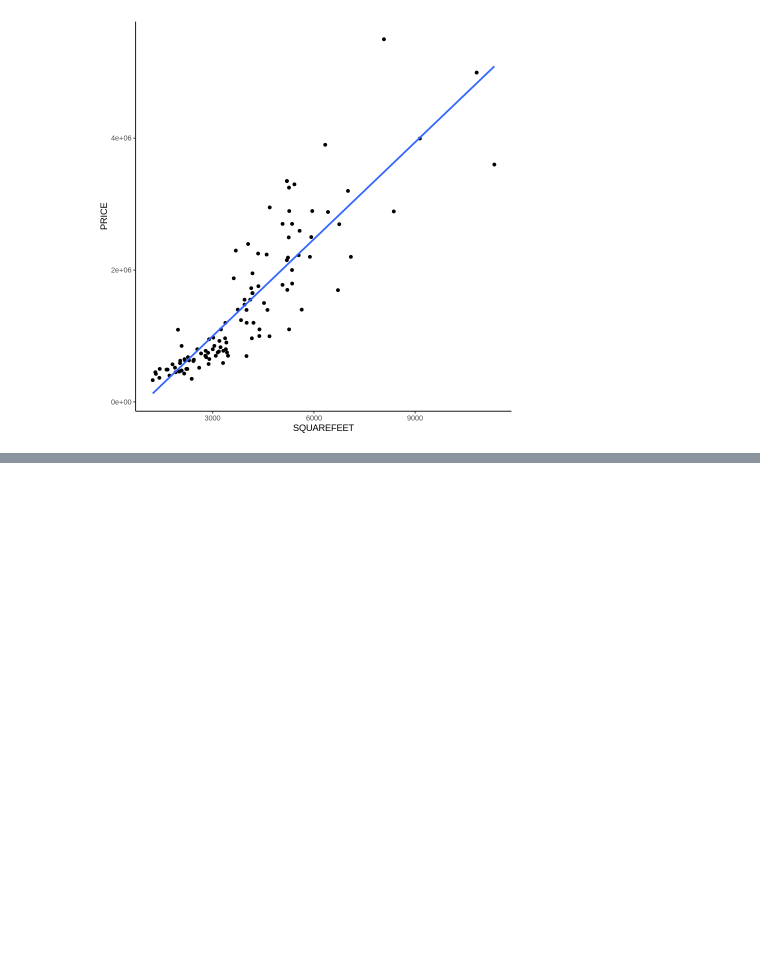
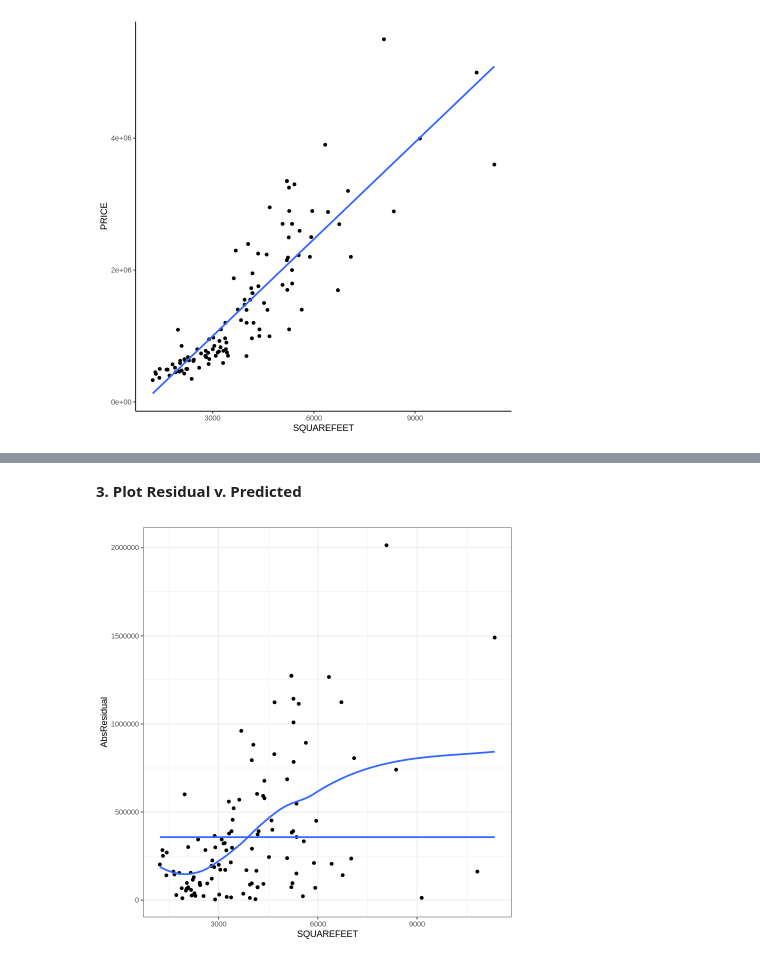
Before and after one commit to celacarney/Linear-Algebra-Projects, a Jupyter notebook: EdinaHomePrices.ipynb, the cells around one changed output, grey strips where cells are left out. Saved outputs shown, nothing was run; the diff lists cells and outputs as text; code cells hidden in the pictures; blank space fills up the shorter version.

```diff
--- a/EdinaHomePrices.ipynb
+++ b/EdinaHomePrices.ipynb
@@ -51,0 +169,19 @@ ggplot(data=EdinaHomePrices, aes(x=SQUAREFEET,y=PRICE)) +
+# %% [markdown]
+**3. Plot Residual v. Predicted**
+# %%
+#Computing the |Residual| values and putting these value into a data.frame.
+(EdinaHomePrices_with_Predicted
+ %>% mutate(
+            Residual = (PRICE - Predicted_PRICE),
+            AbsResidual = abs(Residual)
+           )
+) -> EdinaHomePrices_with_Predicted_and_AbsResiduals
+
+#Creating a scatterplot of |Residual| vs Square Feet
+ggplot(data=EdinaHomePrices_with_Predicted_and_AbsResiduals, aes(x=SQUAREFEET, y=AbsResidual)) +
+  geom_point() +
+  geom_smooth(method='loess', formula = y ~ x, se=FALSE) +  #adding a loess smoother to identify patterns in Residuals
+  geom_smooth(method='lm', formula = y ~ 1, se=FALSE) +     #add horizontal line at average |Residual| value.
+  theme_bw()
+# %% [output]
+[figure, added]
```
Also changed, not shown: parts of 12 cells of this notebook.
